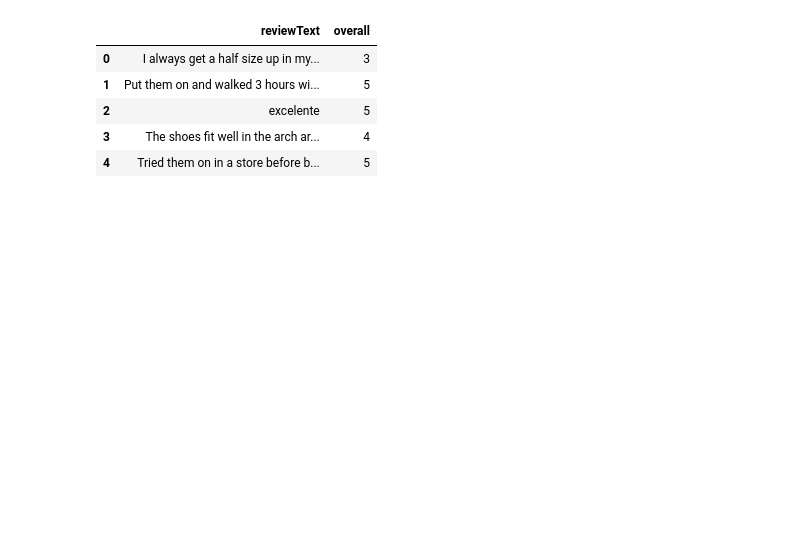
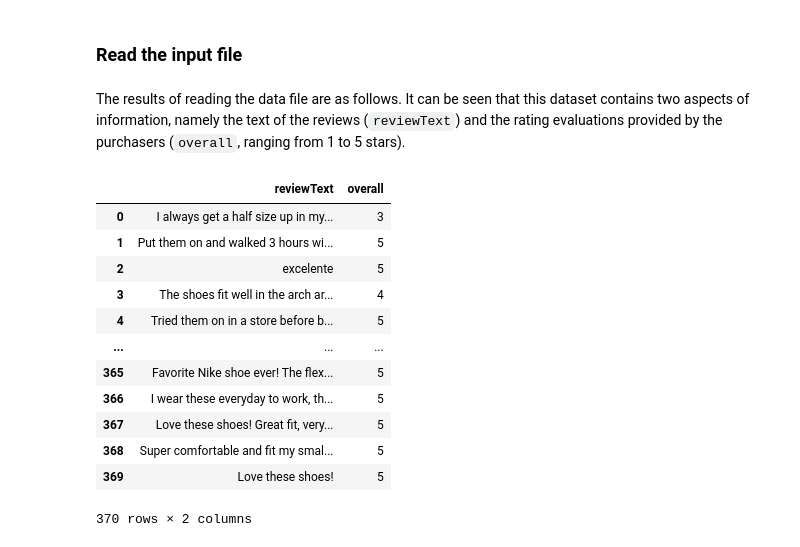
Before and after one commit to EyeofBeholder-NLeSC/orange3-argument, a Jupyter notebook: examples/example.ipynb, the cells around one changed output. Cells and saved outputs as stored; diff of their text form; code cells hidden in the pictures; blank space fills up the shorter version.

Commit message:
Add the example notebook.

```diff
--- a/examples/example.ipynb
+++ b/examples/example.ipynb
@@ -11,11 +5,27 @@ This will read the json file, parse and normalize it depending on the file struc
 # %%
-from orangecontrib.argument.miner.reader import read_json_file
+from orangearg.argument.miner import reader, chunker, processor, miner
 
-read_json_file(fpath).head()
+fpath = "./example_dataset.json"
-# %% [output]
-|  | reviewText | overall |
-| 0 | I always get a half size up in my... | 3 |
-| 1 | Put them on and walked 3 hours wi... | 5 |
-| 2 | excelente | 5 |
-| 3 | The shoes fit well in the arch ar... | 4 |
-| 4 | Tried them on in a store before b... | 5 |
+# %% [markdown]
+### Read the input file
+# %%
+df_arguments = reader.read_json_file(fpath=fpath)
+df_arguments = df_arguments.dropna().reset_index(drop=True)  # remove rows with na
+# %% [markdown]
+The results of reading the data file are as follows. It can be seen that this dataset contains two aspects of information, namely the text of the reviews (`reviewText`) and the rating evaluations provided by the purchasers (`overall`, ranging from 1 to 5 stars).
+# %%
+df_arguments
+# %% [output]
+|  | reviewText | overall |
+| 0 | I always get a half size up in my... | 3 |
+| 1 | Put them on and walked 3 hours wi... | 5 |
+| 2 | excelente | 5 |
+| 3 | The shoes fit well in the arch ar... | 4 |
+| 4 | Tried them on in a store before b... | 5 |
+| ... | ... | ... |
+| 365 | Favorite Nike shoe ever! The flex... | 5 |
+| 366 | I wear these everyday to work, th... | 5 |
+| 367 | Love these shoes! Great fit, very... | 5 |
+| 368 | Super comfortable and fit my smal... | 5 |
+| 369 | Love these shoes! | 5 |
+370 rows × 2 columns
```
Also changed, not shown: parts of 25 cells of this notebook.
